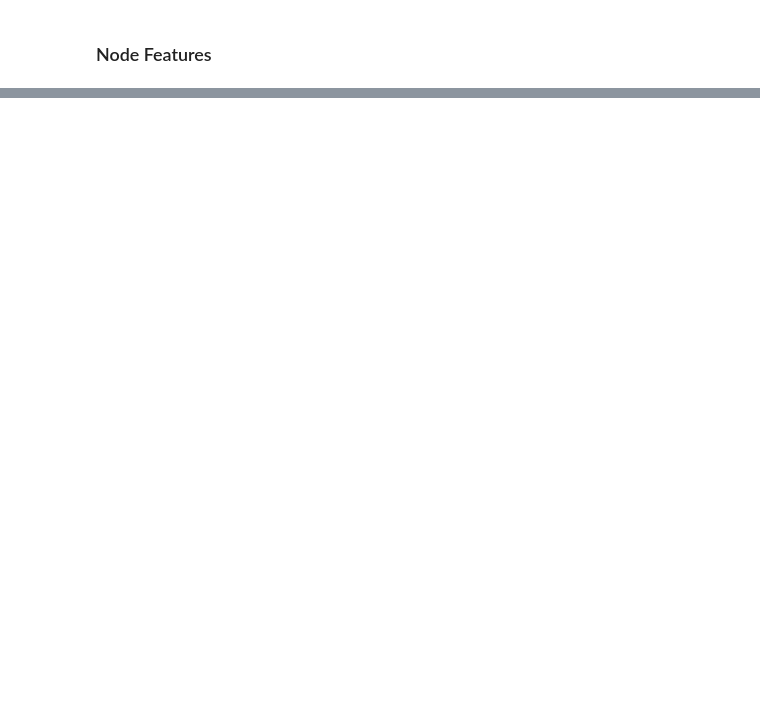
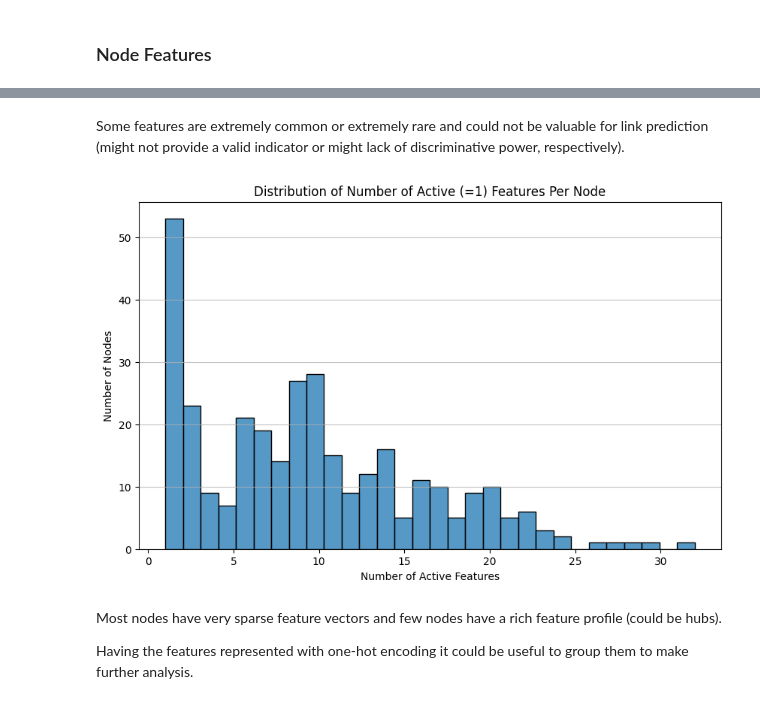
Before and after one commit to quelmitch/link-prediction-learning, a Jupyter notebook: 04_facebook_social_circles_v2/04_facebook_social_circles_v2.ipynb, the cells around one changed output, grey strips where cells are left out. Drawn from its saved outputs; the diff is of its cells as text; code cells hidden in the pictures; blank space fills up the shorter version.

Commit message:
Facebook Social Circles V2: Node Features EDA

```diff
--- a/04_facebook_social_circles_v2/04_facebook_social_circles_v2.ipynb
+++ b/04_facebook_social_circles_v2/04_facebook_social_circles_v2.ipynb
@@ -180,2 +194,5 @@ plot.degree_count_plot(G_lcc, logy=False)
 # %% [markdown]
 ### Node Features
+# %%
+# Filter the feature dataframe with the nodes in the LCC
+lcc_feat_df = features_df[features_df.index.isin(G_lcc.nodes)]
@@ -181,0 +232,18 @@ plot.degree_count_plot(G_lcc, logy=False)
+# %% [markdown]
+Some features are extremely common or extremely rare and could not be valuable for link prediction (might not provide a valid indicator or might lack of discriminative power, respectively).
+# %%
+# Distribution of Number of Active (=1) Features per Node
+num_active_features_per_node = lcc_feat_df.sum(axis=1)
+plt.figure(figsize=(10, 6))
+sns.histplot(num_active_features_per_node, bins=30) #type: ignore
+plt.title('Distribution of Number of Active (=1) Features Per Node')
+plt.xlabel('Number of Active Features')
+plt.ylabel('Number of Nodes')
+plt.grid(axis='y', alpha=0.75)
+plt.show()
+# %% [output]
+[figure, added]
+# %% [markdown]
+Most nodes have very sparse feature vectors and few nodes have a rich feature profile (could be hubs).
+
+Having the features represented with one-hot encoding it could be useful to group them to make further analysis.
```
Also changed, not shown: parts of 12 cells of this notebook.
